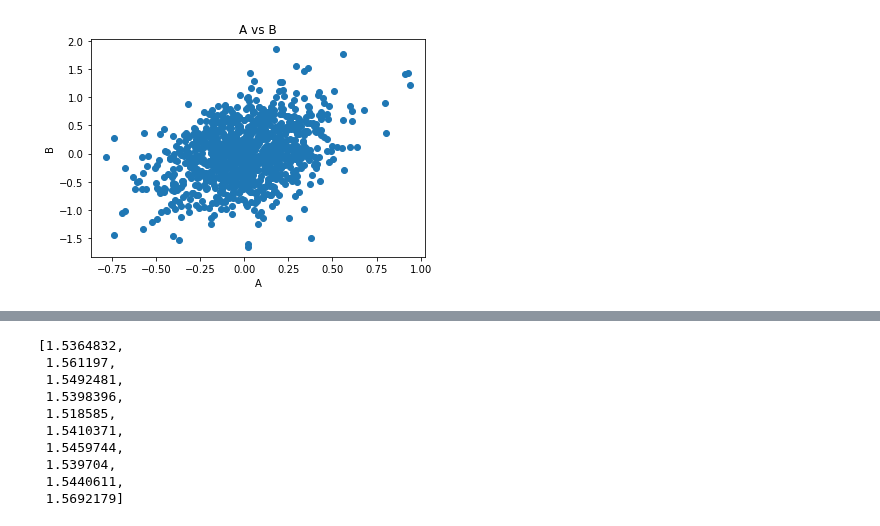
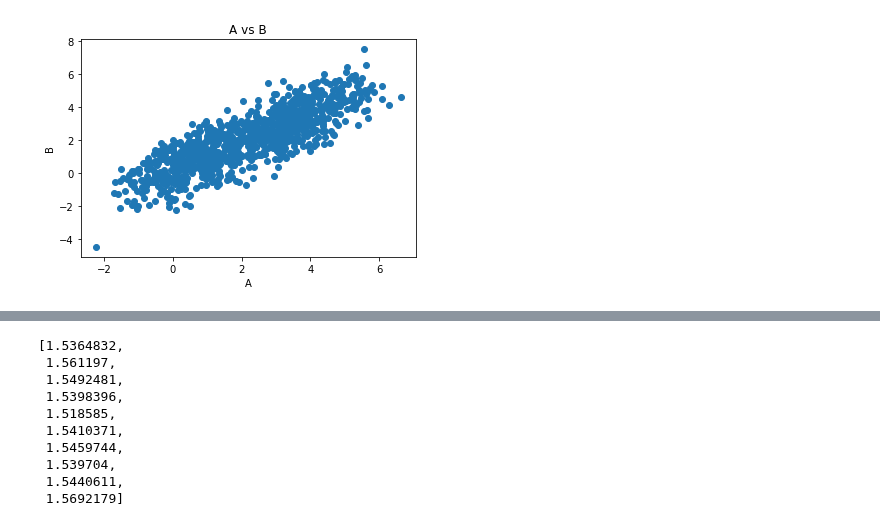
Before and after one commit to BIRDSgroup/NLCD, a Jupyter notebook: CITNonLinear.ipynb, the cells around one changed output, grey strips where cells are left out. Saved outputs shown, nothing was run; the diff lists cells and outputs as text; code cells hidden in the pictures.

Commit message:
normalization added

```diff
--- a/CITNonLinear.ipynb
+++ b/CITNonLinear.ipynb
@@ -190,21 +187,21 @@ def shuffleBtimes(P,Q,B):
 # %%
 def LinearLABData():
-  """ Generate the linear data
-  """
-  L = np.random.binomial(1,0.5,1000)
-  beta0 = np.ones(1000)-0.4
-  #beta1 = 0.5
-  beta1=3
-  beta2= 0.3
-  beta3=0.8
-  eps0 = np.random.standard_normal(1000)
-  eps1 = np.random.standard_normal(1000)
-  A = beta0 + beta1*L + eps0
-  B = beta2+ beta3*A# + eps1
-  plt.scatter(A,B)
-  plt.title("A vs B")
-  plt.xlabel("A")
-  plt.ylabel("B")
-  return [L,A,B]
+    """ Generate the linear data
+    """
+    L = np.random.binomial(1,0.5,1000)
+    beta0 = np.ones(1000)-0.4
+    #beta1 = 0.5
+    beta1=3
+    beta2= 0.3
+    beta3=0.8
+    eps0 = np.random.standard_normal(1000)
+    eps1 = np.random.standard_normal(1000)
+    A = beta0 + beta1*L + eps0
+    B = beta2+ beta3*A + eps1
+    plt.scatter(A,B)
+    plt.title("A vs B")
+    plt.xlabel("A")
+    plt.ylabel("B")
+    return [L,A,B]
 # %%
 def residual(P,Q):
@@ -275,10 +275,10 @@ def stratify_B_n_times(L,A,B,n):
 # %%
-random.seed(24)
-shuffles=100
-#L,A,B=LinearLABData()
-L,A,B=yeast_data(1,444)
+
+shuffles=10
+L,A,B=LinearLABData()
+#L,A,B=yeast_data(1,444)
 # %% [output]
-[figure, old version]
+[figure, new version]
 # %%
 
 A_shuffle=np.copy(A)
```
Also changed, not shown: parts of 58 cells of this notebook.
